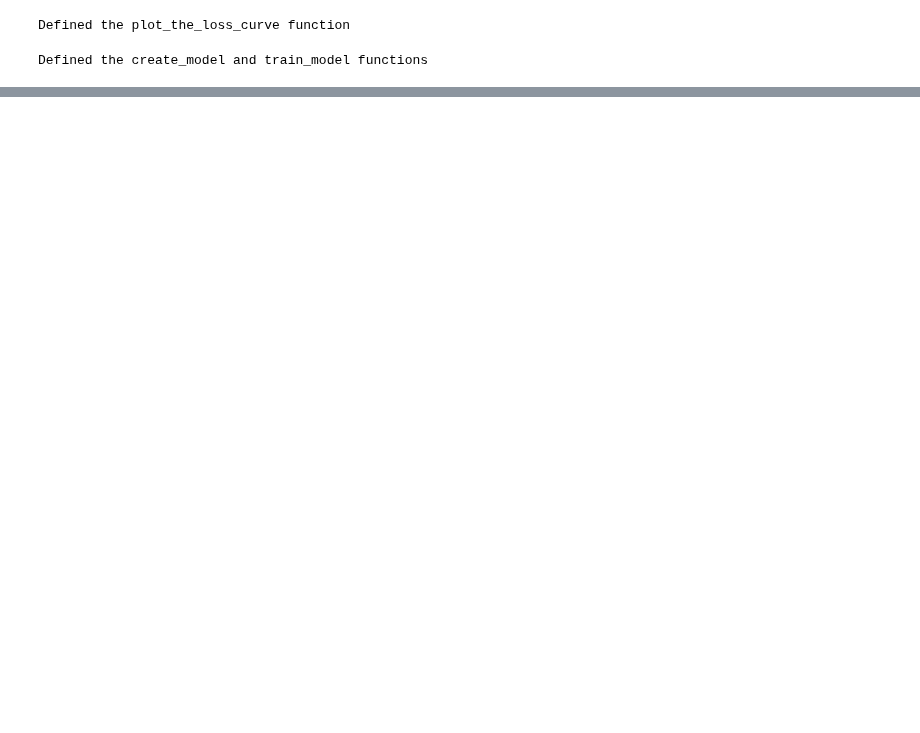
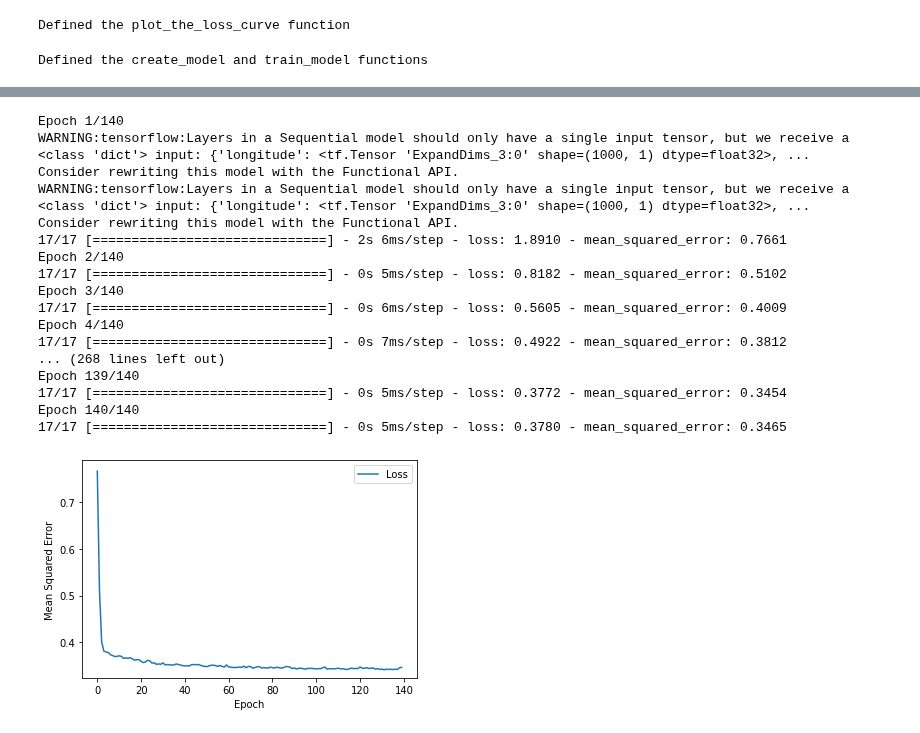
Before and after one commit to fasthill/google-ML-crash-course, a Jupyter notebook: 5. Intro to neural nets.ipynb, the cells around one changed output, grey strips where cells are left out. Saved outputs shown, nothing was run; the diff lists cells and outputs as text; code cells hidden in the pictures; blank space fills up the shorter version.

```diff
--- a/5. Intro to neural nets.ipynb
+++ b/5. Intro to neural nets.ipynb
@@ -159,0 +316,80 @@ Consider rewriting this model with the Functional API.
+# %%
+# The following "solution" uses L2 regularization to bring training loss
+# and test loss closer to each other. Many, many other solutions are possible.
+
+def create_model(my_learning_rate, my_feature_layer):
+  """Create and compile a simple linear regression model."""
+
+  # Discard any pre-existing version of the model.
+  model = None
+
+  # Most simple tf.keras models are sequential.
+  model = tf.keras.models.Sequential()
+
+  # Add the layer containing the feature columns to the model.
+  model.add(my_feature_layer)
+
+  # Describe the topography of the model.
+
+  # Implement L2 regularization in the first hidden layer.
+  model.add(tf.keras.layers.Dense(units=20,
+                                  activation='relu',
+                                  kernel_regularizer=tf.keras.regularizers.l2(0.04),
+                                  name='Hidden1'))
+
+  # Implement L2 regularization in the second hidden layer.
+  model.add(tf.keras.layers.Dense(units=12,
+                                  activation='relu',
+                                  kernel_regularizer=tf.keras.regularizers.l2(0.04),
+                                  name='Hidden2'))
+
+  # Define the output layer.
+  model.add(tf.keras.layers.Dense(units=1,
+                                  name='Output'))
+
+  model.compile(optimizer=tf.keras.optimizers.Adam(learning_rate=my_learning_rate),
+                loss="mean_squared_error",
+                metrics=[tf.keras.metrics.MeanSquaredError()])
+
+  return model
+
+# Call the new create_model function and the other (unchanged) functions.
+
+# The following variables are the hyperparameters.
+learning_rate = 0.007
+epochs = 140
+batch_size = 1000
+
+label_name = "median_house_value"
+
+# Establish the model's topography.
+my_model = create_model(learning_rate, my_feature_layer)
+
+# Train the model on the normalized training set.
+epochs, mse = train_model(my_model, train_df_norm, epochs,
+                          label_name, batch_size)
+plot_the_loss_curve(epochs, mse)
+
+test_features = {name:np.array(value) for name, value in test_df_norm.items()}
+test_label = np.array(test_features.pop(label_name)) # isolate the label
+print("\n Evaluate the new model against the test set:")
+my_model.evaluate(x = test_features, y = test_label, batch_size=batch_size)
+# %% [output]
+Epoch 1/140
+WARNING:tensorflow:Layers in a Sequential model should only have a single input tensor, but we receive a <class 'dict'> input: {'longitude': <tf.Tensor 'ExpandDims_3:0' shape=(1000, 1) dtype=float32>, ...
+Consider rewriting this model with the Functional API.
+WARNING:tensorflow:Layers in a Sequential model should only have a single input tensor, but we receive a <class 'dict'> input: {'longitude': <tf.Tensor 'ExpandDims_3:0' shape=(1000, 1) dtype=float32>, ...
+Consider rewriting this model with the Functional API.
+17/17 [==============================] - 2s 6ms/step - loss: 1.8910 - mean_squared_error: 0.7661
+Epoch 2/140
+17/17 [==============================] - 0s 5ms/step - loss: 0.8182 - mean_squared_error: 0.5102
+Epoch 3/140
+17/17 [==============================] - 0s 6ms/step - loss: 0.5605 - mean_squared_error: 0.4009
+Epoch 4/140
+17/17 [==============================] - 0s 7ms/step - loss: 0.4922 - mean_squared_error: 0.3812
+... (268 lines left out)
+Epoch 139/140
+17/17 [==============================] - 0s 5ms/step - loss: 0.3772 - mean_squared_error: 0.3454
+Epoch 140/140
+17/17 [==============================] - 0s 5ms/step - loss: 0.3780 - mean_squared_error: 0.3465
+[figure, added]
```
Also changed, not shown: parts of 12 cells of this notebook.
